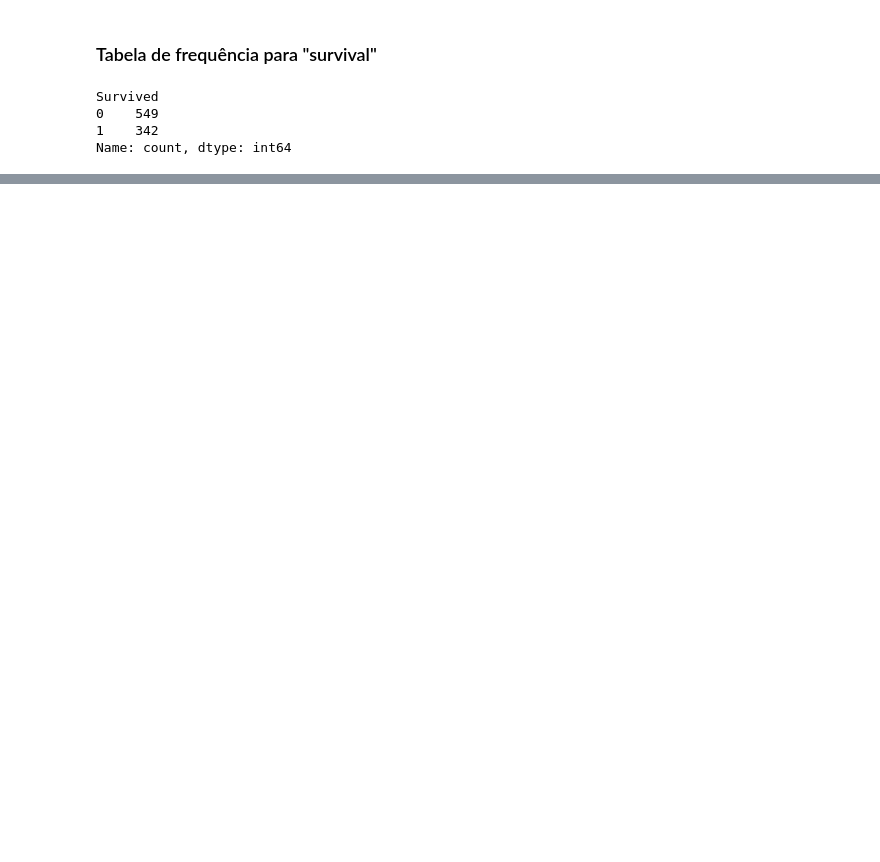
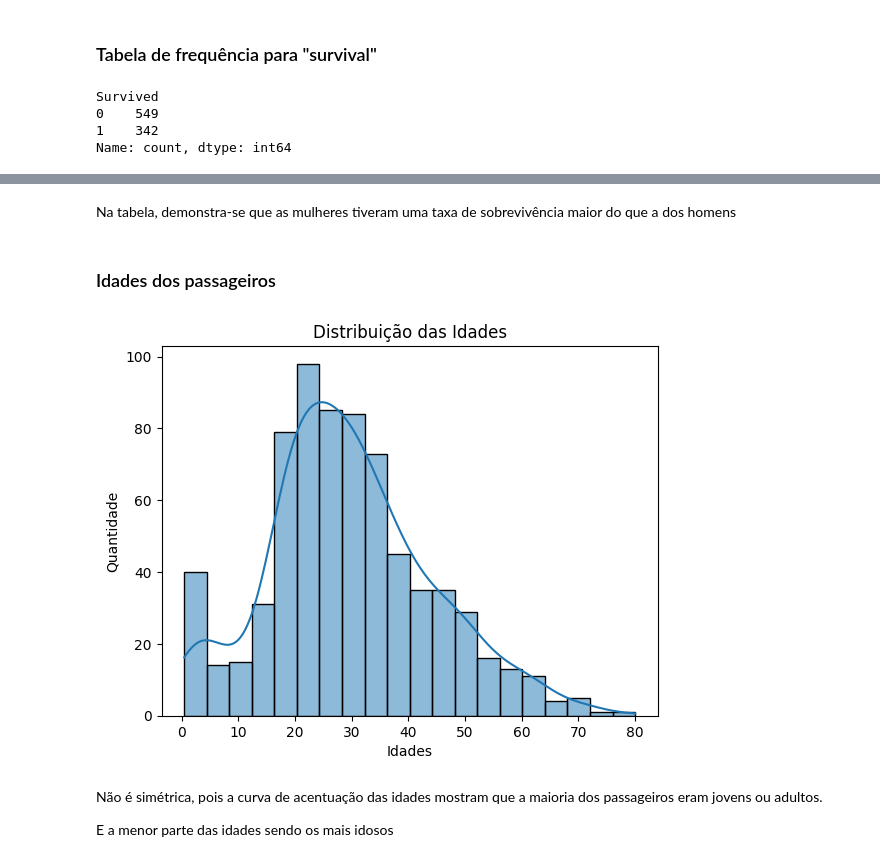
Before and after one commit to Satierf2228/novas-tecnologias, a Jupyter notebook: work/AT5.ipynb, the cells around one changed output, grey strips where cells are left out. Cells and saved outputs as stored; diff of their text form; code cells hidden in the pictures; blank space fills up the shorter version.

```diff
--- a/work/AT5.ipynb
+++ b/work/AT5.ipynb
@@ -67,0 +125,18 @@ Name: count, dtype: int64
+# %% [markdown]
+Na tabela, demonstra-se que as mulheres tiveram uma taxa de sobrevivência maior do que a dos homens
+# %% [markdown]
+### Idades dos passageiros
+# %%
+sns.histplot(df['Age'], kde = True)
+
+plt.title("Distribuição das Idades")
+plt.xlabel("Idades")
+plt.ylabel("Quantidade")
+
+plt.show()
+# %% [output]
+[figure, added]
+# %% [markdown]
+Não é simétrica, pois a curva de acentuação das idades mostram que a maioria dos passageiros eram jovens ou adultos.
+
+E a menor parte das idades sendo os mais idosos
```
Also changed, not shown: parts of 10 cells of this notebook.
